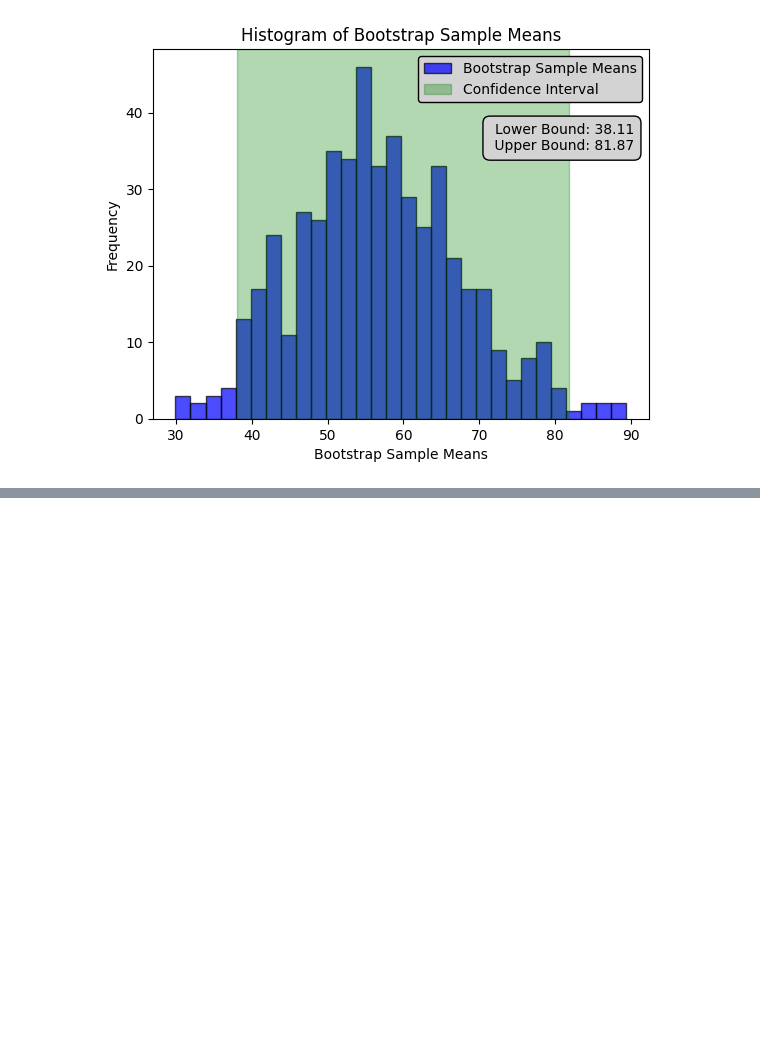
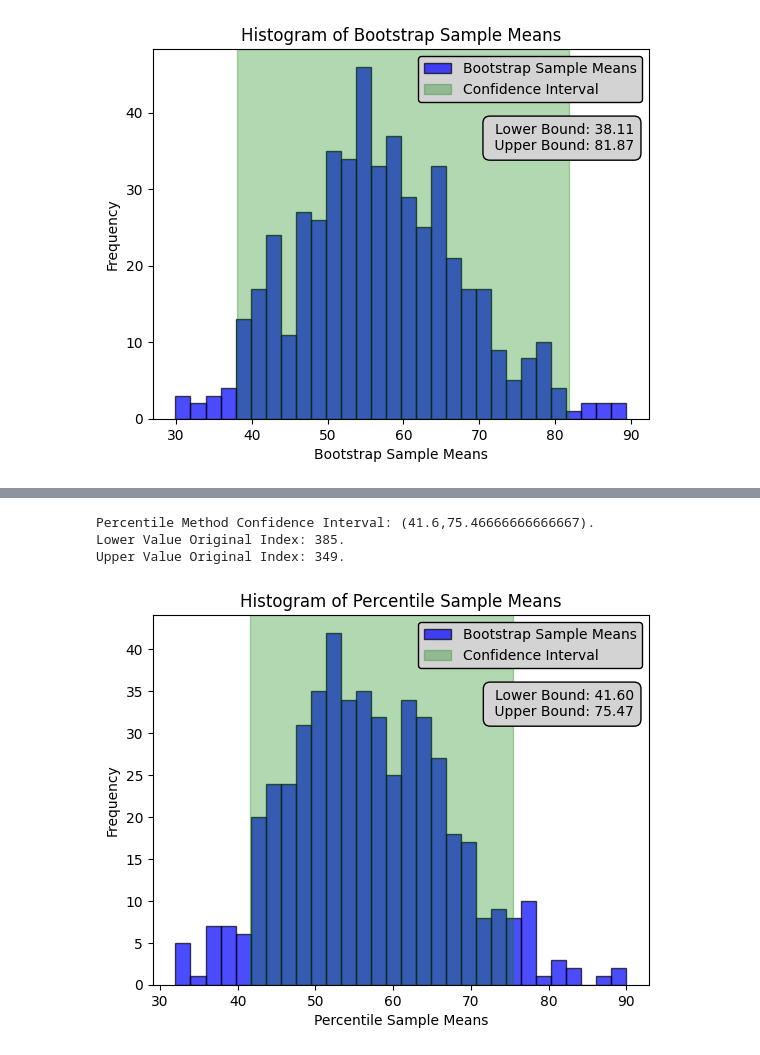
Before and after one commit to Goodfeelings/spring-2024-comp-intensive-stats-projects-02, a Jupyter notebook: Notebooks/project-02.ipynb, the cells around one changed output, grey strips where cells are left out. Drawn from its saved outputs; the diff is of its cells as text; code cells hidden in the pictures; blank space fills up the shorter version.

Commit message:
Add percentile method histogram

```diff
--- a/Notebooks/project-02.ipynb
+++ b/Notebooks/project-02.ipynb
@@ -654,0 +671,43 @@ plt.show()
+# %%
+lower_percentile_rank_value = int(np.floor(number_of_bootstrap_samples*(percentile_method_alpha/2) + 1))
+upper_percentile_rank_value = int(np.floor(number_of_bootstrap_samples*(1 - percentile_method_alpha/2) + 1))
+
+lower_percentile_sample_mean = df_parameter_estimates_percentile[df_parameter_estimates_percentile['Sample Mean Rank'] == lower_percentile_rank_value]['Sample Mean'].values[0]
+lower_percentile_sample_mean_original_index_value = df_parameter_estimates_percentile[df_parameter_estimates_percentile['Sample Mean Rank'] == lower_percentile_rank_value]['Original Index'].values[0]
+
+upper_percentile_sample_mean = df_parameter_estimates_percentile[df_parameter_estimates_percentile['Sample Mean Rank'] == upper_percentile_rank_value]['Sample Mean'].values[0]
+upper_percentile_sample_mean_original_index_value = df_parameter_estimates_percentile[df_parameter_estimates_percentile['Sample Mean Rank'] == upper_percentile_rank_value]['Original Index'].values[0]
+
+print(f'Percentile Method Confidence Interval: ({lower_percentile_sample_mean},{upper_percentile_sample_mean}).')
+print(f'Lower Value Original Index: {lower_percentile_sample_mean_original_index_value}.')
+print(f'Upper Value Original Index: {upper_percentile_sample_mean_original_index_value}.')
+# %% [output]
+Percentile Method Confidence Interval: (41.6,75.46666666666667).
+Lower Value Original Index: 385.
+Upper Value Original Index: 349.
+# %%
+# Bootstrap t samples Sample Mean values.
+percentile_sample_means = df_parameter_estimates_percentile['Sample Mean']
+
+# Plot histogram of the means.
+hist, bins, _ = plt.hist(percentile_sample_means, bins=30, color='blue', edgecolor='black', alpha=0.7, label='Bootstrap Sample Means')
+
+# Highlight the confidence interval in green
+plt.axvspan(lower_percentile_sample_mean, upper_percentile_sample_mean, color='green', alpha=0.3, label='Confidence Interval')
+
+# Add labels and title
+plt.xlabel('Percentile Sample Means')
+plt.ylabel('Frequency')
+plt.title('Histogram of Percentile Sample Means')
+
+# Add confidence interval information in a legend-style box
+plt.text(0.97, 0.80, 'Lower Bound: {:.2f}\n Upper Bound: {:.2f}'.format(lower_percentile_sample_mean, upper_percentile_sample_mean),
+         color='black', ha='right', va='top', fontsize=10, bbox=dict(facecolor='lightgray', edgecolor='black', boxstyle='round,pad=0.5', alpha=1), transform=plt.gca().transAxes)
+
+# Legend
+plt.legend(loc='upper right', facecolor='lightgrey', framealpha=1, edgecolor='black')
+
+# Show plot
+plt.show()
+# %% [output]
+[figure, added]
```
Also changed, not shown: parts of 3 cells of this notebook, 1 other file.
